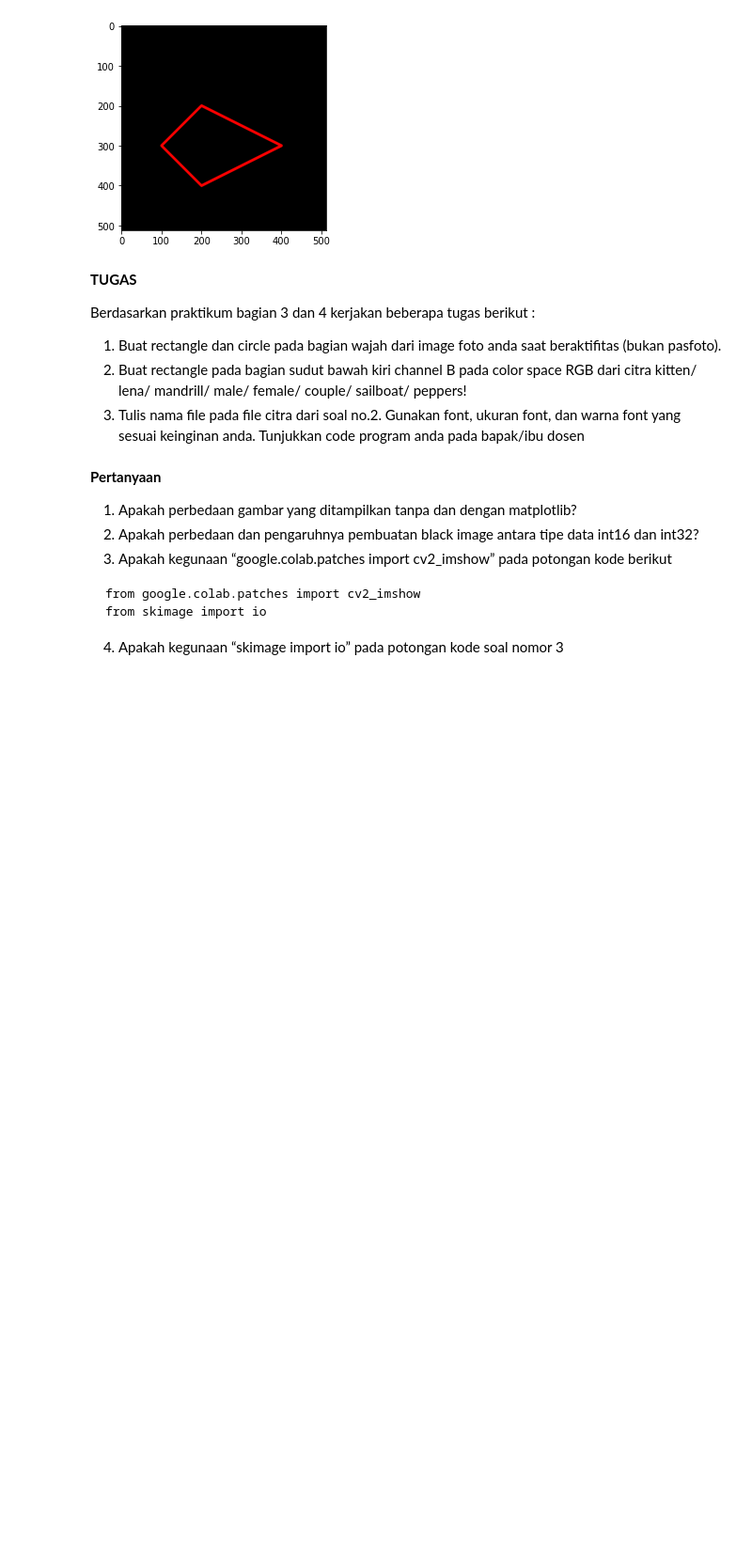
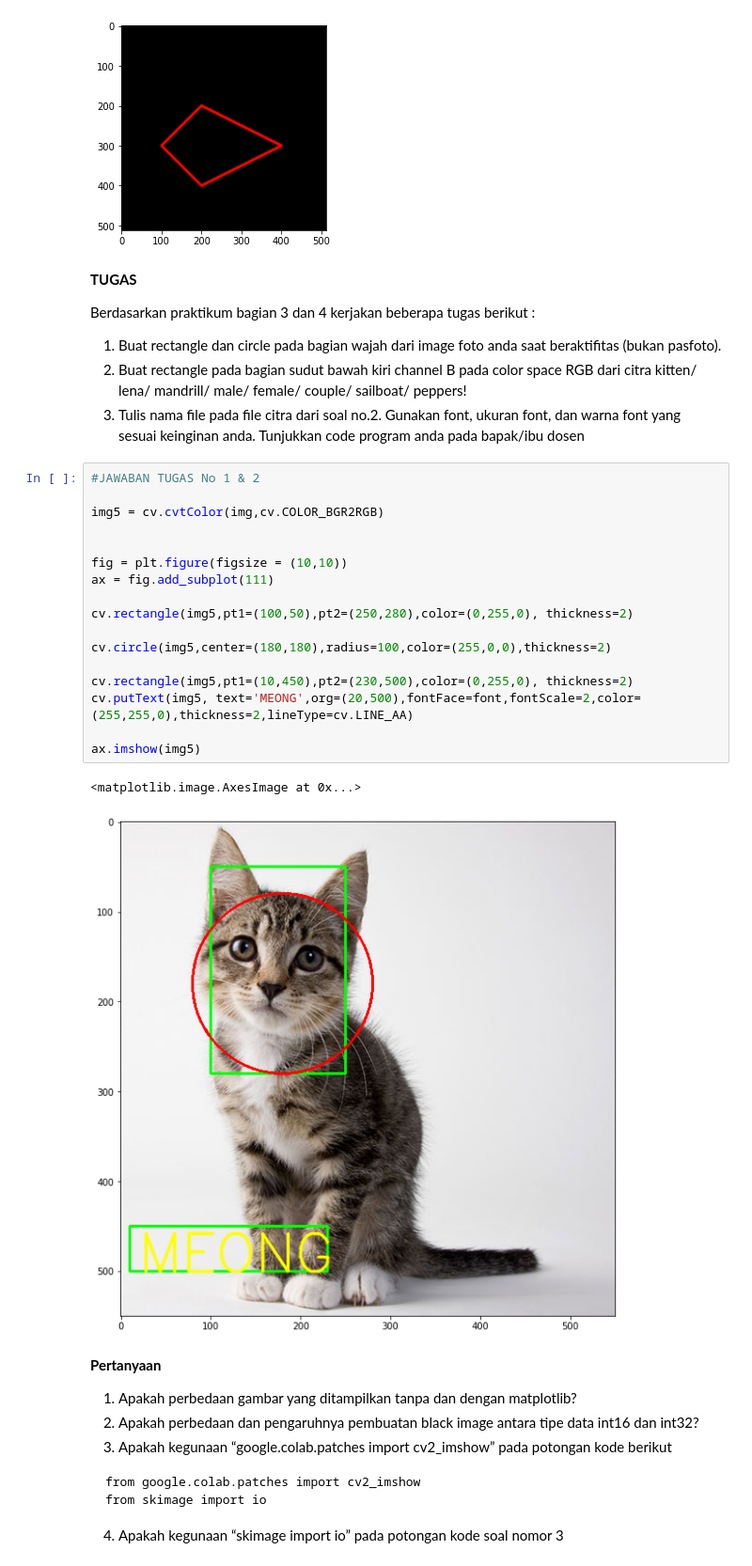
Before and after one commit to henrymic0408/PCVK_Genap_2021, a Jupyter notebook: Week2.ipynb, the cells around one changed output. Shown at 94% size. Saved outputs shown, nothing was run; the diff lists cells and outputs as text; blank space fills up the shorter version.

```diff
--- a/Week2.ipynb
+++ b/Week2.ipynb
@@ -237,6 +237,26 @@ dari citra kitten/ lena/ mandrill/ male/ female/ couple/ sailboat/ peppers!
 3. Tulis nama file pada file citra dari soal no.2. Gunakan font, ukuran font, dan
 warna font yang sesuai keinginan anda.
 Tunjukkan code program anda pada bapak/ibu dosen
+# %%
+#JAWABAN TUGAS No 1 & 2
+
+img5 = cv.cvtColor(img,cv.COLOR_BGR2RGB)
+
+
+fig = plt.figure(figsize = (10,10))
+ax = fig.add_subplot(111)
+
+cv.rectangle(img5,pt1=(100,50),pt2=(250,280),color=(0,255,0), thickness=2)
+
+cv.circle(img5,center=(180,180),radius=100,color=(255,0,0),thickness=2)
+
+cv.rectangle(img5,pt1=(10,450),pt2=(230,500),color=(0,255,0), thickness=2)
+cv.putText(img5, text='MEONG',org=(20,500),fontFace=font,fontScale=2,color=(255,255,0),thickness=2,lineType=cv.LINE_AA)
+
+ax.imshow(img5)
+# %% [output]
+<matplotlib.image.AxesImage at 0x...>
+[figure, added]
 # %% [markdown]
 **Pertanyaan**
 
```
Also changed, not shown: parts of 1 cell of this notebook.
